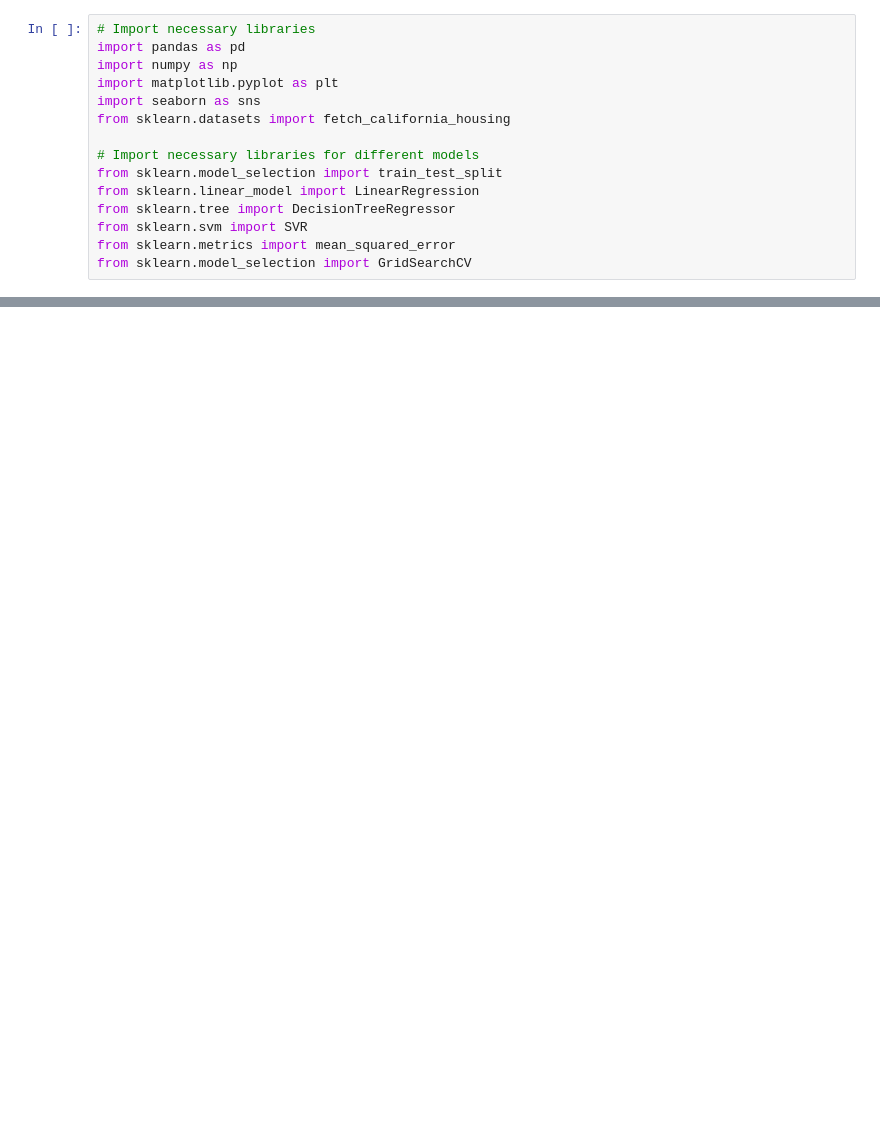
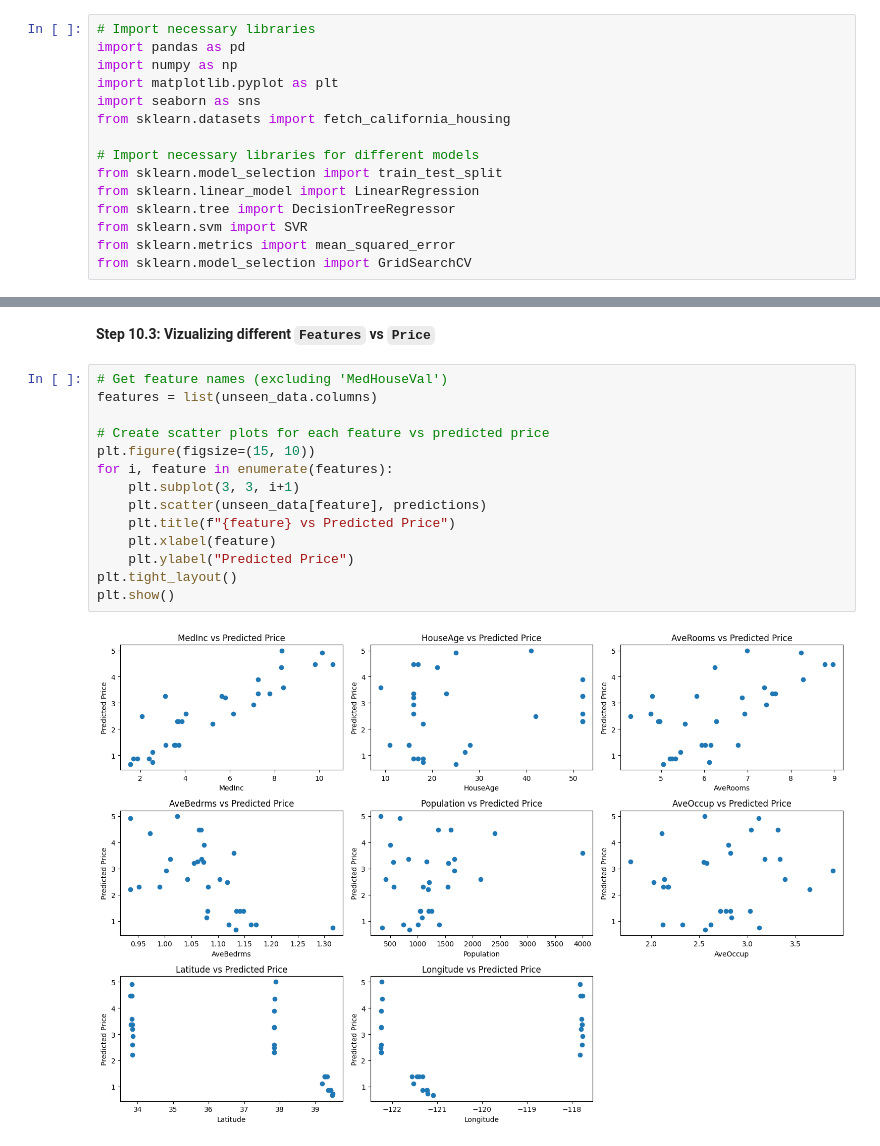
Before and after one commit to asmmahfuz/Predicting-house-prices-in-California, a Jupyter notebook: Predicting house prices in California.ipynb, the cells around one changed output, grey strips where cells are left out. Drawn from its saved outputs; the diff is of its cells as text; blank space fills up the shorter version.

```diff
--- a/Predicting house prices in California.ipynb
+++ b/Predicting house prices in California.ipynb
@@ -204,0 +278,18 @@ These predictions are based on the features of each location. For example, locat
+# %% [markdown]
+**Step 10.3: Vizualizing different `Features` vs `Price`**
+# %%
+# Get feature names (excluding 'MedHouseVal')
+features = list(unseen_data.columns)
+
+# Create scatter plots for each feature vs predicted price
+plt.figure(figsize=(15, 10))
+for i, feature in enumerate(features):
+    plt.subplot(3, 3, i+1)
+    plt.scatter(unseen_data[feature], predictions)
+    plt.title(f"{feature} vs Predicted Price")
+    plt.xlabel(feature)
+    plt.ylabel("Predicted Price")
+plt.tight_layout()
+plt.show()
+# %% [output]
+[figure, added]
```
Also changed, not shown: parts of 47 cells of this notebook.
